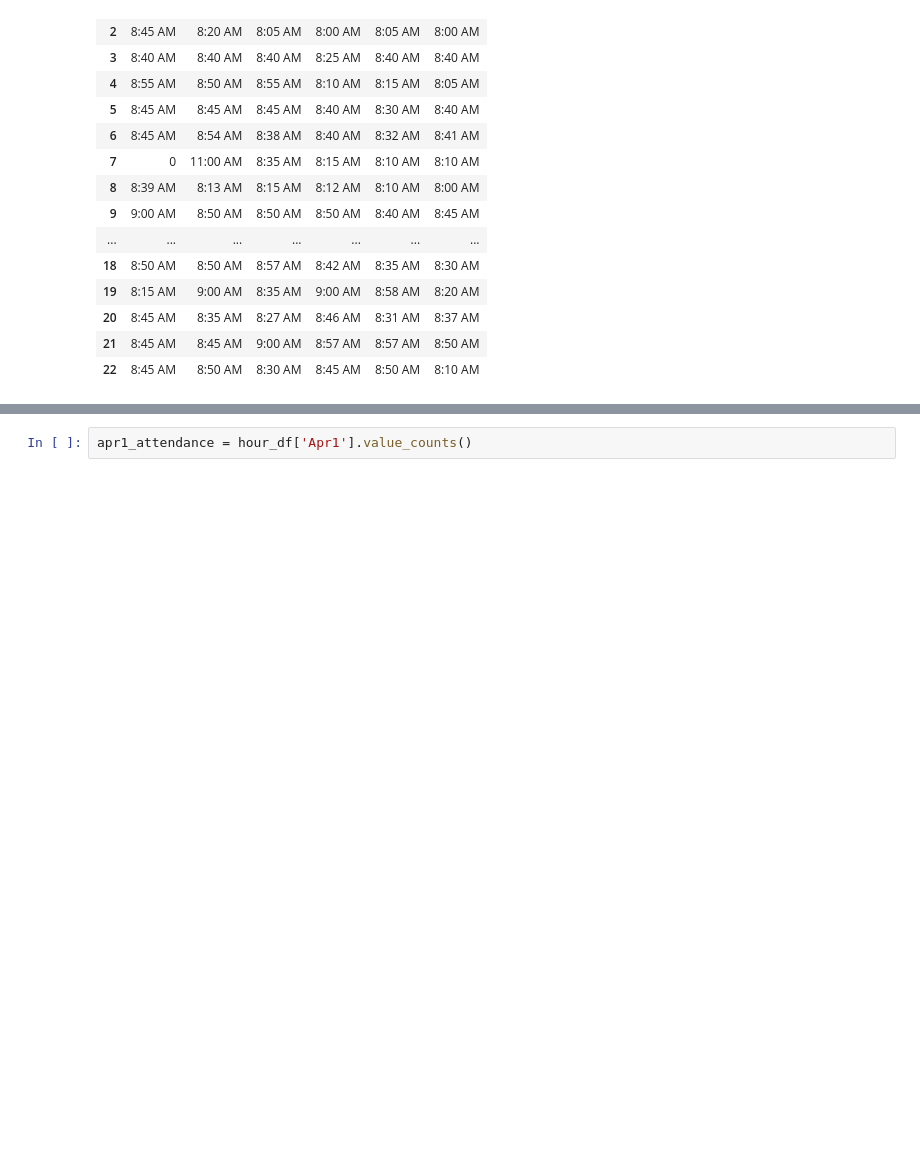
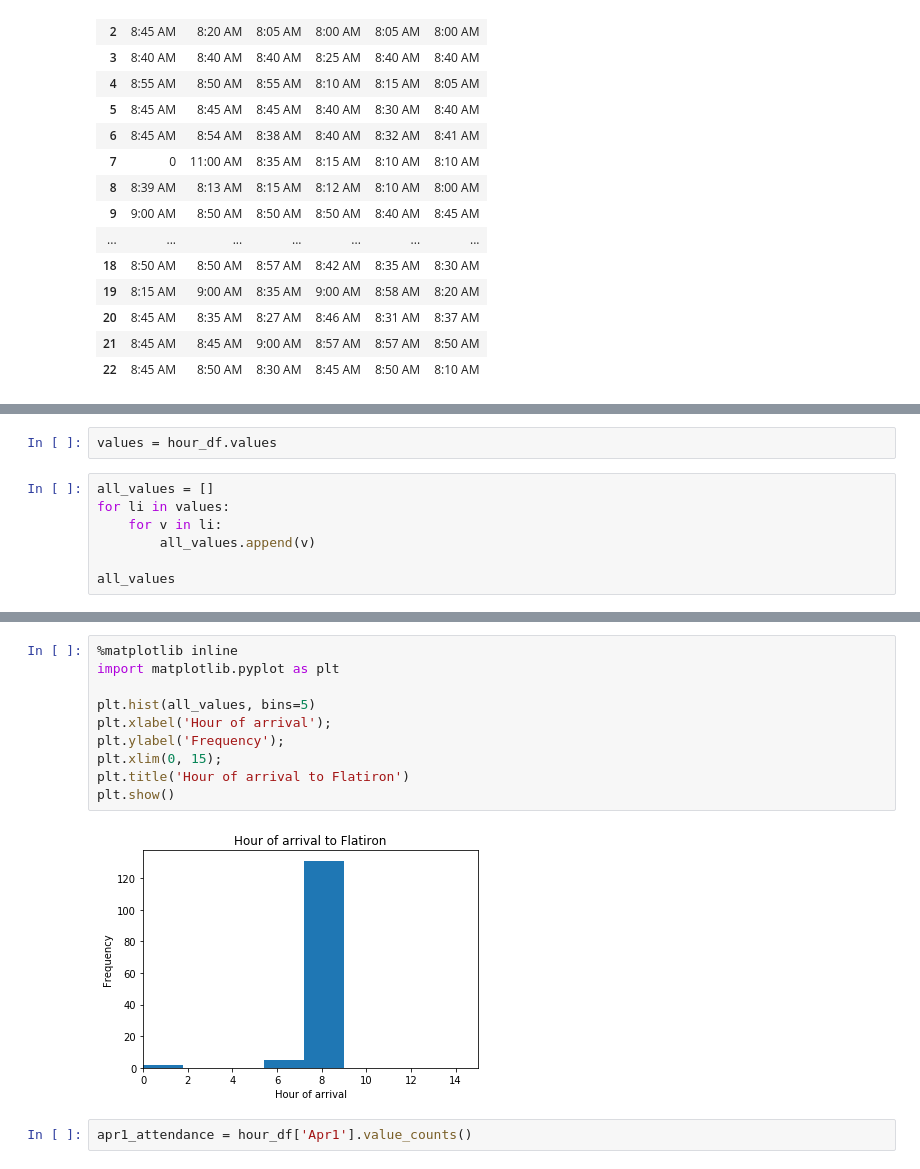
Before and after one commit to AnnaLara/ds-challenge-05_seattle-ds-career-040119, a Jupyter notebook: ds-challenge-05_seattle-ds-career-040119.ipynb, the cells around one changed output, grey strips where cells are left out. Drawn from its saved outputs; the diff is of its cells as text; blank space fills up the shorter version.

```diff
--- a/ds-challenge-05_seattle-ds-career-040119.ipynb
+++ b/ds-challenge-05_seattle-ds-career-040119.ipynb
@@ -100,0 +109,9 @@ hour_df.applymap(lambda x: int(x))
+# %%
+values = hour_df.values
+# %%
+all_values = []
+for li in values:
+    for v in li:
+        all_values.append(v)
+
+all_values
@@ -101,3 +136,15 @@ hour_df.applymap(lambda x: int(x))
+# %%
+%matplotlib inline
+import matplotlib.pyplot as plt
+
+plt.hist(all_values, bins=5)
+plt.xlabel('Hour of arrival');
+plt.ylabel('Frequency');
+plt.xlim(0, 15);
+plt.title('Hour of arrival to Flatiron')
+plt.show()
+# %% [output]
+[figure, added]
 # %%
 apr1_attendance = hour_df['Apr1'].value_counts()
 # %%
```
Also changed, not shown: parts of 8 cells of this notebook.
